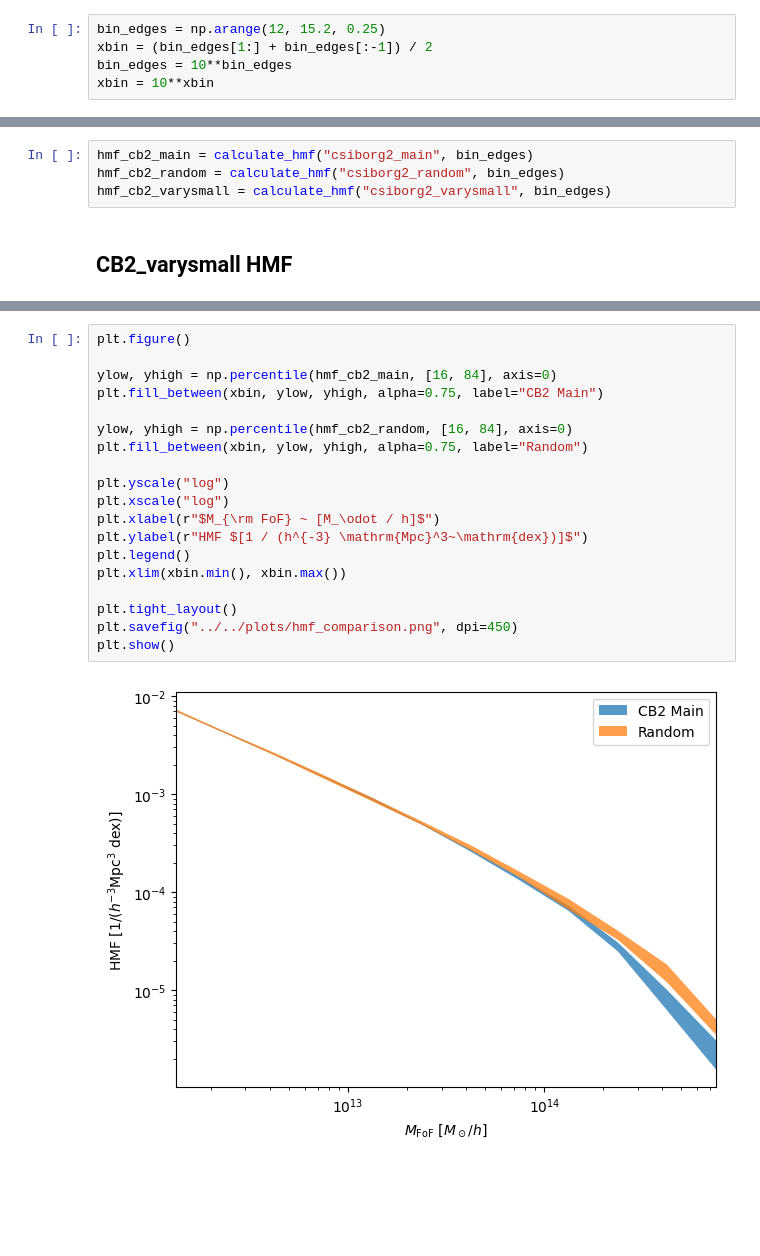
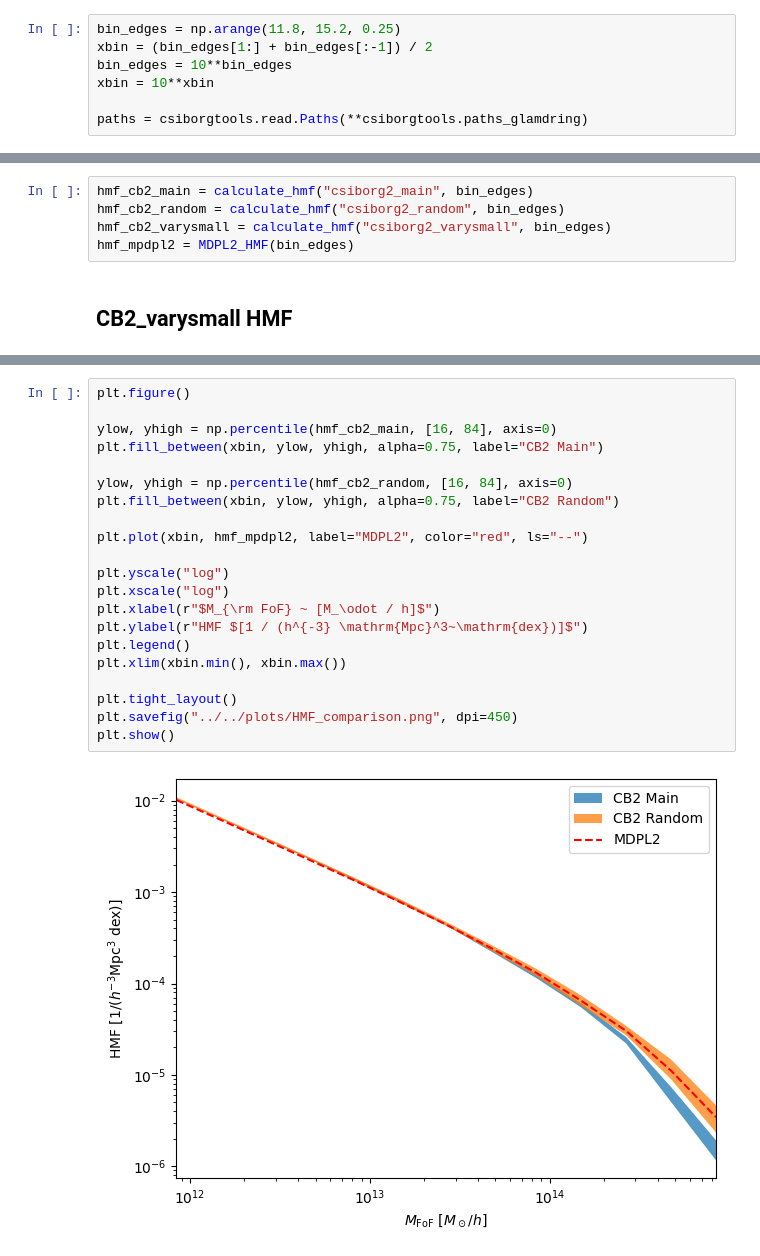
Before and after one commit to Richard-Sti/csiborgtools_public, a Jupyter notebook: notebooks/diagnostic/hmf.ipynb, the cells around one changed output, grey strips where cells are left out. Saved outputs shown, nothing was run; the diff lists cells and outputs as text; blank space fills up the shorter version.

Commit message:
Add MDPL2 HMF

```diff
--- a/notebooks/diagnostic/hmf.ipynb
+++ b/notebooks/diagnostic/hmf.ipynb
@@ -12,7 +12,9 @@ from hmf import *
 The autoreload extension is already loaded. To reload it, use:
   %reload_ext autoreload
 # %%
-bin_edges = np.arange(12, 15.2, 0.25)
+bin_edges = np.arange(11.8, 15.2, 0.25)
 xbin = (bin_edges[1:] + bin_edges[:-1]) / 2
 bin_edges = 10**bin_edges
 xbin = 10**xbin
+
+paths = csiborgtools.read.Paths(**csiborgtools.paths_glamdring)
@@ -22,6 +22,7 @@ paths = csiborgtools.read.Paths(**csiborgtools.paths_glamdring)
 hmf_cb2_main = calculate_hmf("csiborg2_main", bin_edges)
 hmf_cb2_random = calculate_hmf("csiborg2_random", bin_edges)
 hmf_cb2_varysmall = calculate_hmf("csiborg2_varysmall", bin_edges)
+hmf_mpdpl2 = MDPL2_HMF(bin_edges)
 # %% [markdown]
 ## CB2_varysmall HMF
 # %%
@@ -59,21 +60,23 @@ fig.show()
 # %%
 plt.figure()
 
 ylow, yhigh = np.percentile(hmf_cb2_main, [16, 84], axis=0)
 plt.fill_between(xbin, ylow, yhigh, alpha=0.75, label="CB2 Main")
 
 ylow, yhigh = np.percentile(hmf_cb2_random, [16, 84], axis=0)
-plt.fill_between(xbin, ylow, yhigh, alpha=0.75, label="Random")
+plt.fill_between(xbin, ylow, yhigh, alpha=0.75, label="CB2 Random")
+
+plt.plot(xbin, hmf_mpdpl2, label="MDPL2", color="red", ls="--")
 
 plt.yscale("log")
 plt.xscale("log")
 plt.xlabel(r"$M_{\rm FoF} ~ [M_\odot / h]$")
 plt.ylabel(r"HMF $[1 / (h^{-3} \mathrm{Mpc}^3~\mathrm{dex})]$")
 plt.legend()
 plt.xlim(xbin.min(), xbin.max())
 
 plt.tight_layout()
-plt.savefig("../../plots/hmf_comparison.png", dpi=450)
+plt.savefig("../../plots/HMF_comparison.png", dpi=450)
 plt.show()
 # %% [output]
-[figure, old version]
+[figure, new version]
```
Also changed, not shown: parts of 2 cells of this notebook, 1 other file.
